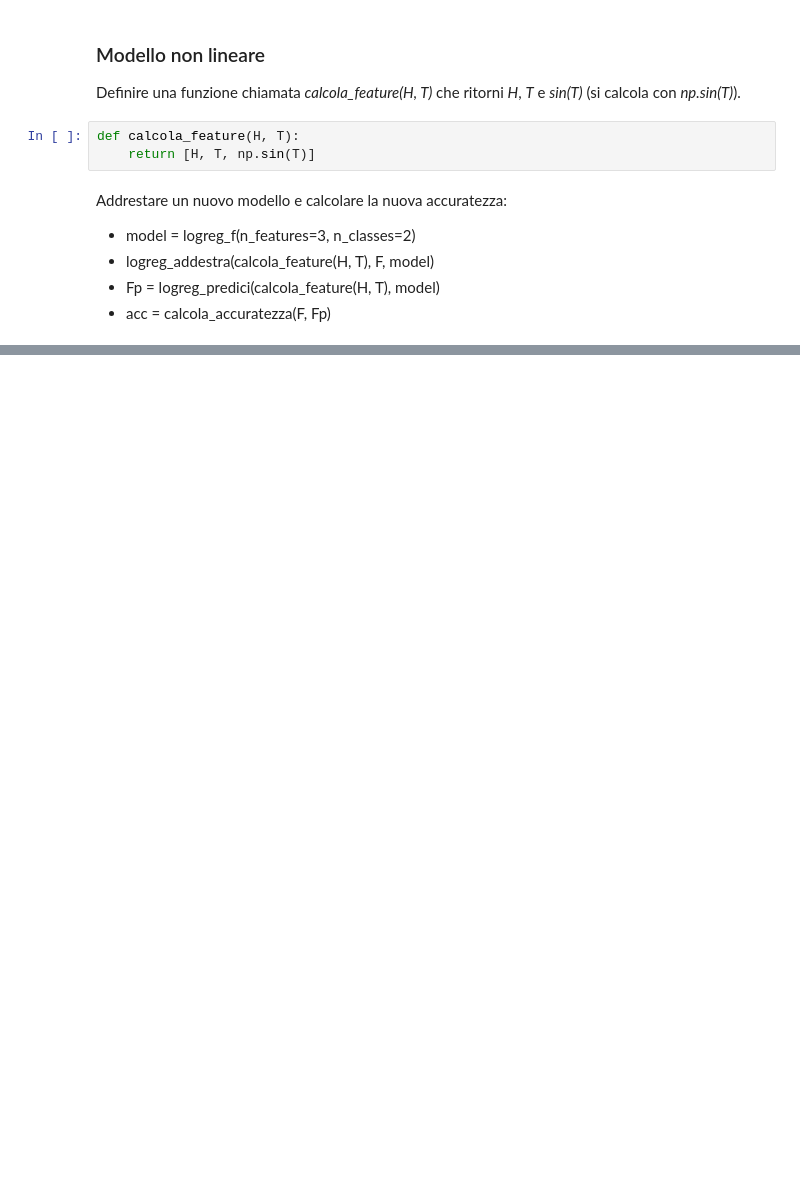
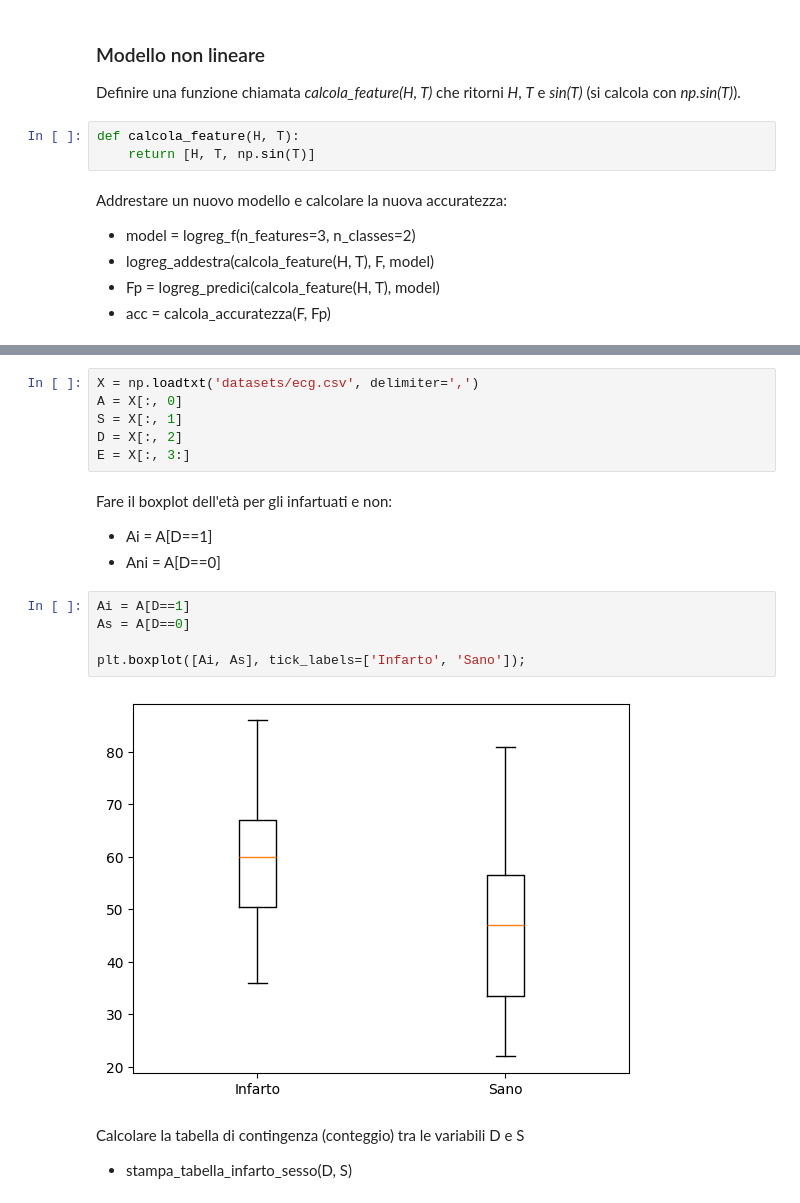
Before and after one commit to BiSPLab/polaris, a Jupyter notebook: lab.ipynb, the cells around one changed output, grey strips where cells are left out. Drawn from its saved outputs; the diff is of its cells as text; blank space fills up the shorter version.

```diff
--- a/lab.ipynb
+++ b/lab.ipynb
@@ -368,0 +544,20 @@ disegna_decision_boundary([H, T], model, calcola_feature)
+# %%
+X = np.loadtxt('datasets/ecg.csv', delimiter=',')
+A = X[:, 0]
+S = X[:, 1]
+D = X[:, 2]
+E = X[:, 3:]
+# %% [markdown]
+Fare il boxplot dell'età per gli infartuati e non:
+- Ai = A[D==1]
+- Ani = A[D==0]
+# %%
+Ai = A[D==1]
+As = A[D==0]
+
+plt.boxplot([Ai, As], tick_labels=['Infarto', 'Sano']);
+# %% [output]
+[figure, added]
+# %% [markdown]
+Calcolare la tabella di contingenza (conteggio) tra le variabili D e S
+- stampa_tabella_infarto_sesso(D, S)
```
Also changed, not shown: parts of 75 cells of this notebook, 2 other files.
